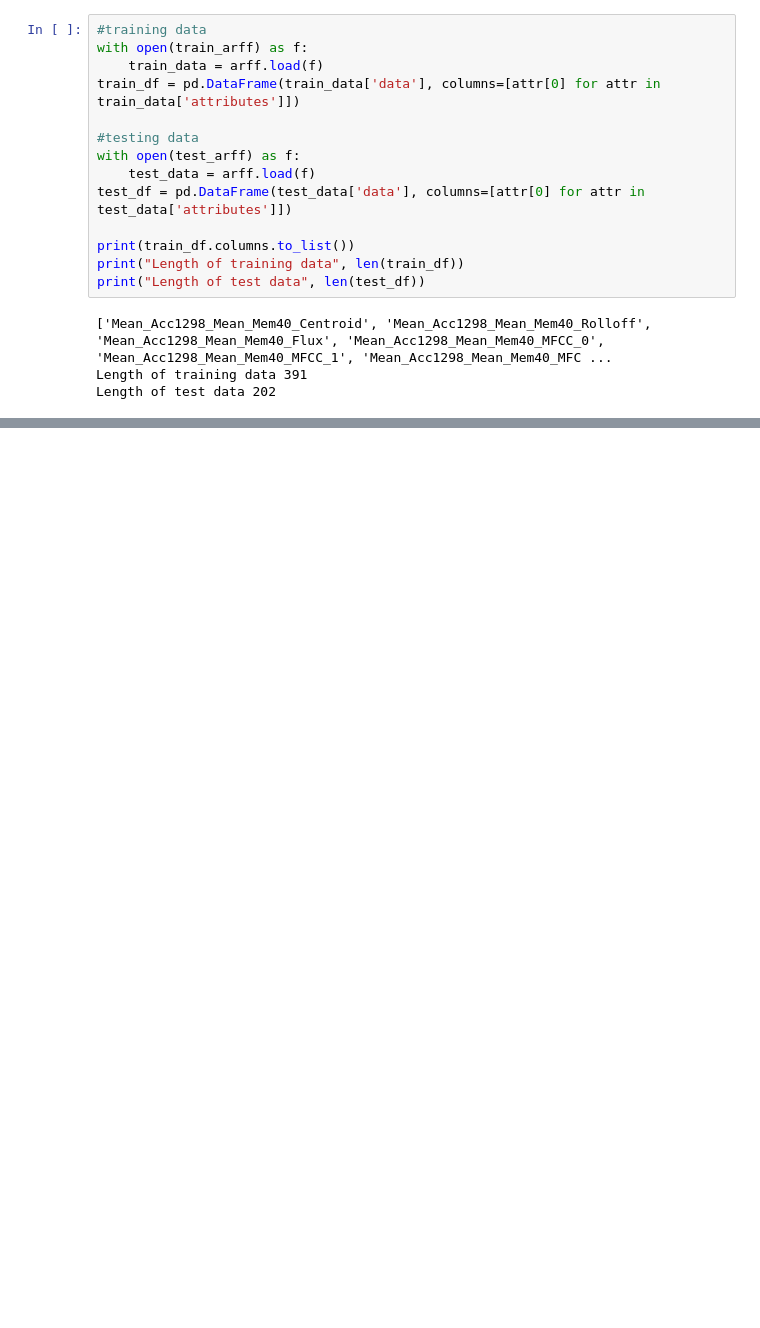
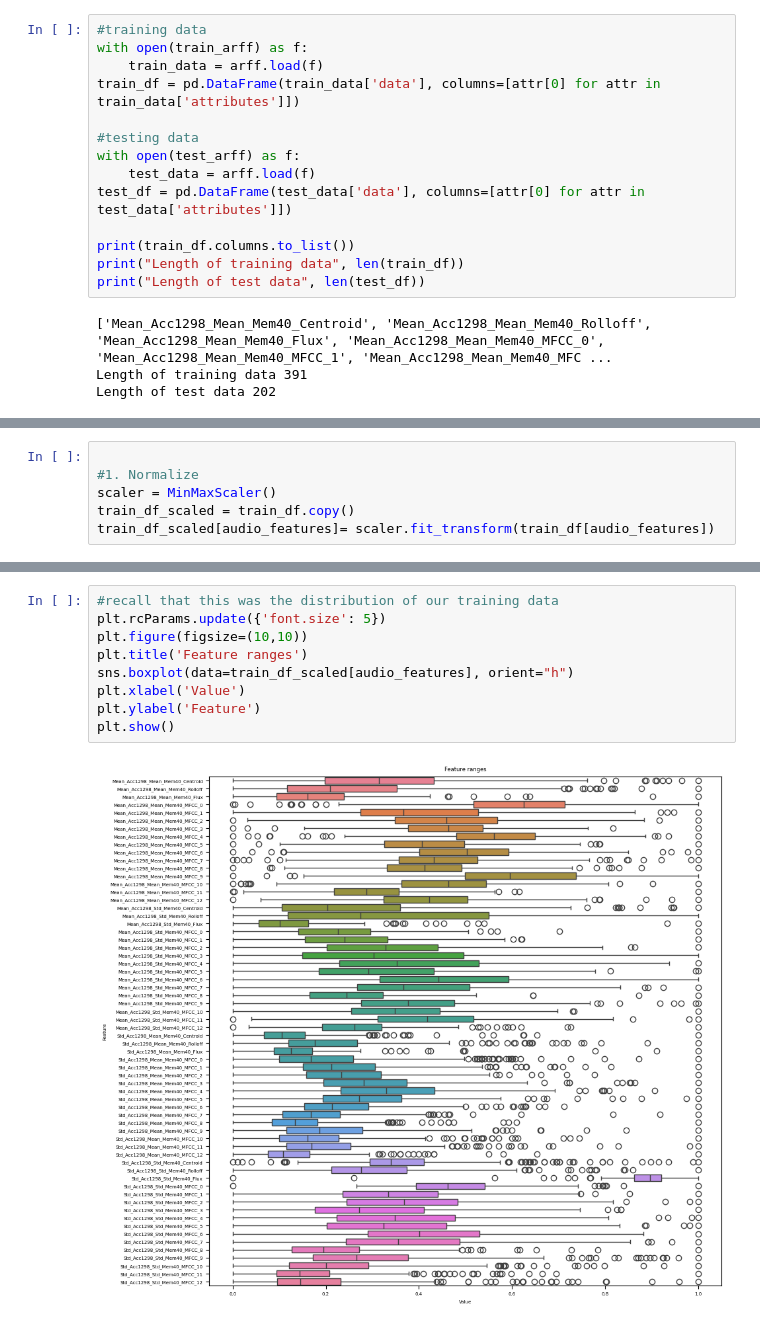
Before and after one commit to chuik633/MusicAnalysis, a Jupyter notebook: emotionDataExploration.ipynb, the cells around one changed output, grey strips where cells are left out. Saved outputs shown, nothing was run; the diff lists cells and outputs as text; blank space fills up the shorter version.

```diff
--- a/emotionDataExploration.ipynb
+++ b/emotionDataExploration.ipynb
@@ -54,0 +102,6 @@ Clustering the data based on its numerical features, then revealing the labels t
+# %%
+
+#1. Normalize
+scaler = MinMaxScaler()
+train_df_scaled = train_df.copy()
+train_df_scaled[audio_features]= scaler.fit_transform(train_df[audio_features])
@@ -54,0 +168,11 @@ Clustering the data based on its numerical features, then revealing the labels t
+# %%
+#recall that this was the distribution of our training data
+plt.rcParams.update({'font.size': 5})
+plt.figure(figsize=(10,10))
+plt.title('Feature ranges')
+sns.boxplot(data=train_df_scaled[audio_features], orient="h")
+plt.xlabel('Value')
+plt.ylabel('Feature')
+plt.show()
+# %% [output]
+[figure, added]
```
Also changed, not shown: parts of 12 cells of this notebook, 1 other file.
